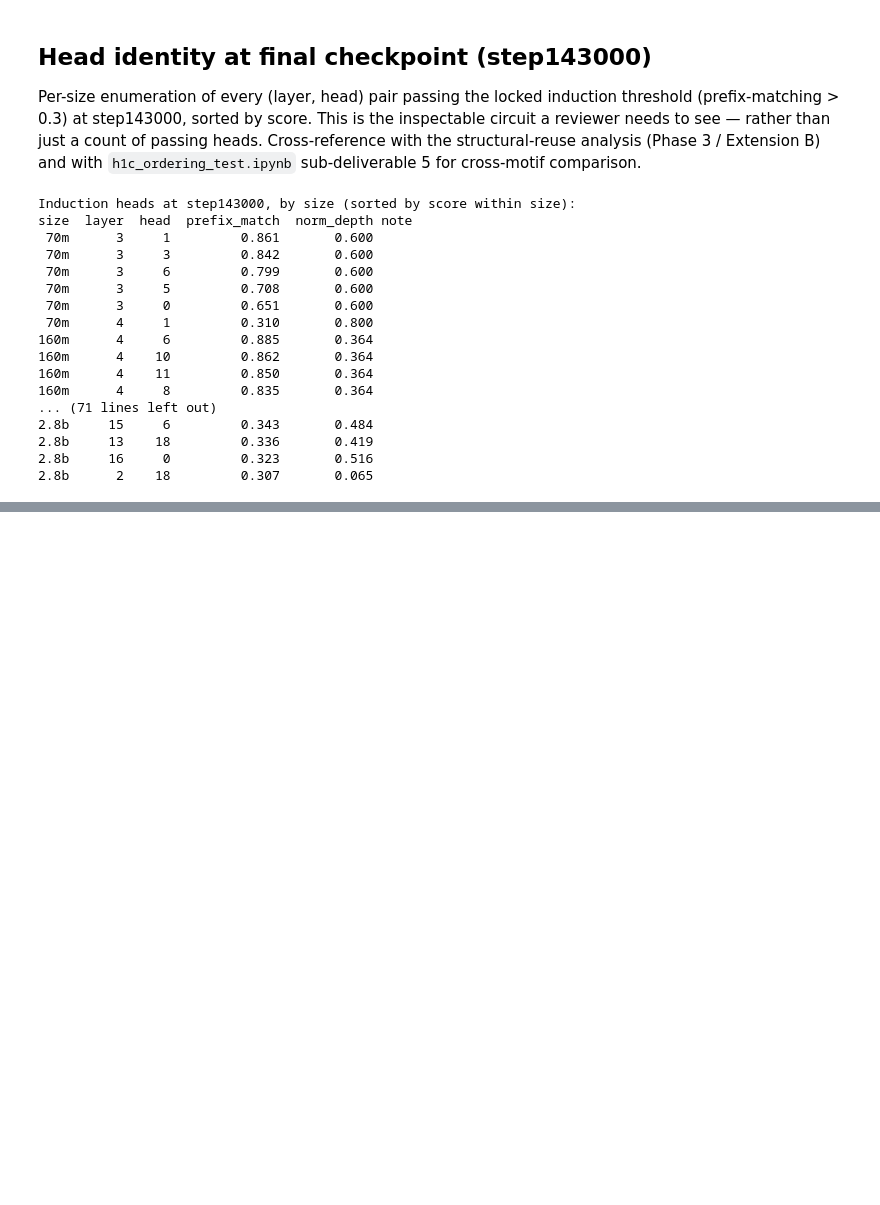
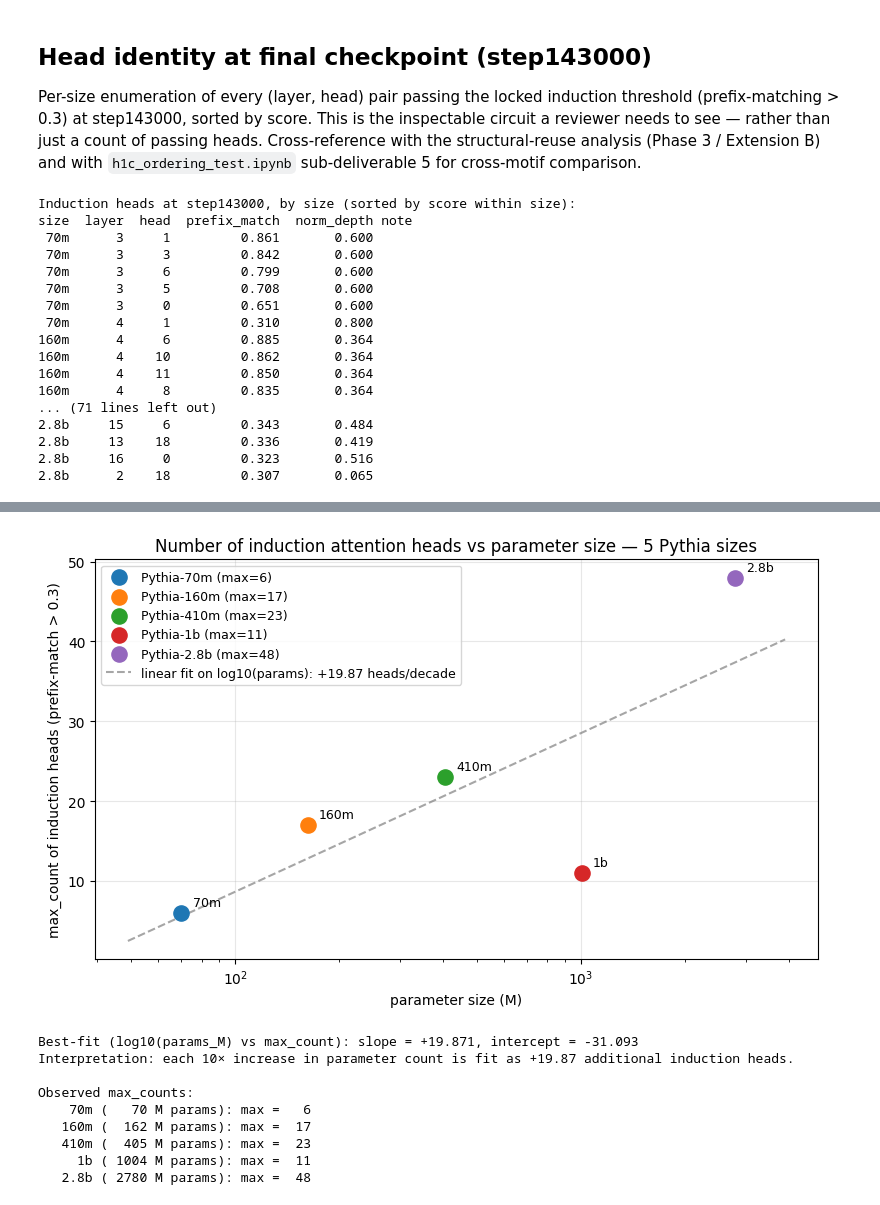
Before and after one commit to cam-berger/pythia-motif-emergence, a Jupyter notebook: notebooks/induction_full_sweep.ipynb, the cells around one changed output, grey strips where cells are left out. Saved outputs shown, nothing was run; the diff lists cells and outputs as text; code cells hidden in the pictures; blank space fills up the shorter version.

```diff
--- a/notebooks/induction_full_sweep.ipynb
+++ b/notebooks/induction_full_sweep.ipynb
@@ -345,3 +351,45 @@ size  layer  head  prefix_match  norm_depth note
+# %%
+PARAMS_M = {'70m': 70, '160m': 162, '410m': 405, '1b': 1004, '2.8b': 2780}
+max_counts = {size: int(summary[summary['size']==size]['n_above_03'].max()) for size in SIZES}
+xs = np.array([PARAMS_M[s] for s in SIZES], dtype=float)
+ys = np.array([max_counts[s] for s in SIZES], dtype=float)
+log_xs = np.log10(xs)
+slope, intercept = np.polyfit(log_xs, ys, 1)
+fit_x = np.logspace(np.log10(xs.min() * 0.7), np.log10(xs.max() * 1.4), 100)
+fit_y = slope * np.log10(fit_x) + intercept
+
+fig, ax = plt.subplots(figsize=(8, 5))
+for size, x, y in zip(SIZES, xs, ys):
+    ax.scatter([x], [y], s=120, color=SIZE_COLOR[size], zorder=3, label=f'Pythia-{size} (max={int(y)})')
+    ax.annotate(size, (x, y), textcoords='offset points', xytext=(8, 5), fontsize=9)
+ax.plot(fit_x, fit_y, '--', color='gray', alpha=0.7,
+        label=f'linear fit on log10(params): {slope:+.2f} heads/decade')
+ax.set_xscale('log')
+ax.set_xlabel('parameter size (M)')
+ax.set_ylabel('max_count of induction heads (prefix-match > 0.3)')
+ax.set_title('Number of induction attention heads vs parameter size — 5 Pythia sizes')
+ax.grid(alpha=0.3)
+ax.legend(fontsize=9, loc='upper left')
+plt.tight_layout()
+plt.show()
+
+print(f'Best-fit (log10(params_M) vs max_count): slope = {slope:+.3f}, intercept = {intercept:+.3f}')
+print(f'Interpretation: each 10× increase in parameter count is fit as +{slope:.2f} additional induction heads.')
+print()
+print('Observed max_counts:')
+for size in SIZES:
+    print(f'  {size:>5s} ({PARAMS_M[size]:>5} M params): max = {max_counts[size]:>3d}')
+# %% [output]
+[figure, added]
+Best-fit (log10(params_M) vs max_count): slope = +19.871, intercept = -31.093
+Interpretation: each 10× increase in parameter count is fit as +19.87 additional induction heads.
+
+Observed max_counts:
+    70m (   70 M params): max =   6
+   160m (  162 M params): max =  17
+   410m (  405 M params): max =  23
+     1b ( 1004 M params): max =  11
+   2.8b ( 2780 M params): max =  48
 # %% [markdown]
 ## Verdict
 
```
Also changed, not shown: parts of 2 cells of this notebook, 5 other files.
